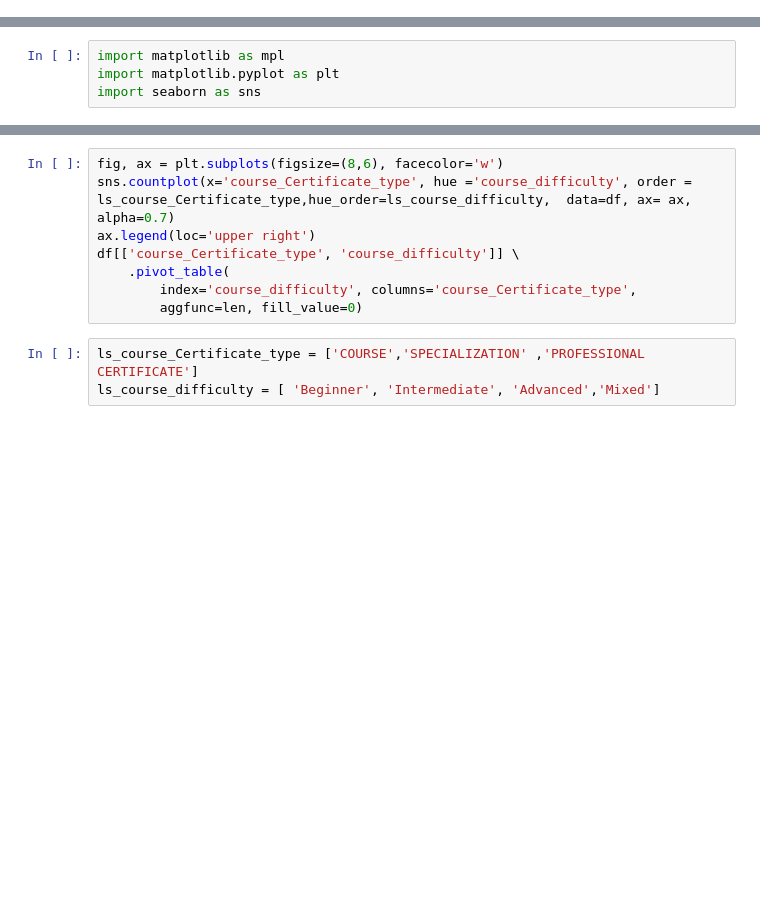
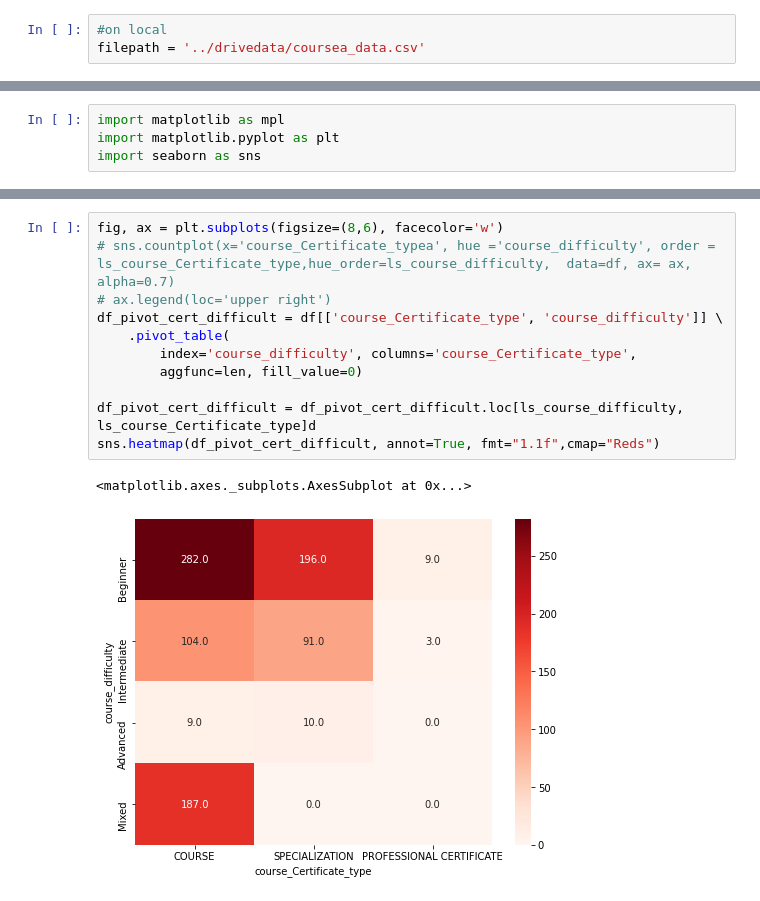
Before and after one commit to tanico-rikudo/TackleKaggle, a Jupyter notebook: coursera/analysis/CourseraEDA.ipynb, the cells around one changed output, grey strips where cells are left out. Saved outputs shown, nothing was run; the diff lists cells and outputs as text; blank space fills up the shorter version.

```diff
--- a/coursera/analysis/CourseraEDA.ipynb
+++ b/coursera/analysis/CourseraEDA.ipynb
@@ -19,3 +21,6 @@ for dirname, _, filenames in os.walk('/kaggle/input'):
+# %%
+#on local
+filepath = '../drivedata/coursea_data.csv'
 # %%
 df = pd.read_csv(filepath, index_col=0)
 # %% [markdown]
@@ -58,11 +173,14 @@ for _col  in ['course_Certificate_type','course_difficulty']:
 # %%
 fig, ax = plt.subplots(figsize=(8,6), facecolor='w')
-sns.countplot(x='course_Certificate_type', hue ='course_difficulty', order = ls_course_Certificate_type,hue_order=ls_course_difficulty,  data=df, ax= ax, alpha=0.7)
-ax.legend(loc='upper right')
-df[['course_Certificate_type', 'course_difficulty']] \
+# sns.countplot(x='course_Certificate_typea', hue ='course_difficulty', order = ls_course_Certificate_type,hue_order=ls_course_difficulty,  data=df, ax= ax, alpha=0.7)
+# ax.legend(loc='upper right')
+df_pivot_cert_difficult = df[['course_Certificate_type', 'course_difficulty']] \
     .pivot_table(
         index='course_difficulty', columns='course_Certificate_type',
         aggfunc=len, fill_value=0)
+
+df_pivot_cert_difficult = df_pivot_cert_difficult.loc[ls_course_difficulty,  ls_course_Certificate_type]d
+sns.heatmap(df_pivot_cert_difficult, annot=True, fmt="1.1f",cmap="Reds")
+# %% [output]
+<matplotlib.axes._subplots.AxesSubplot at 0x...>
+[figure, added]
-# %%
-ls_course_Certificate_type = ['COURSE','SPECIALIZATION' ,'PROFESSIONAL CERTIFICATE']
-ls_course_difficulty = [ 'Beginner', 'Intermediate', 'Advanced','Mixed']
```
Also changed, not shown: parts of 34 cells of this notebook.
